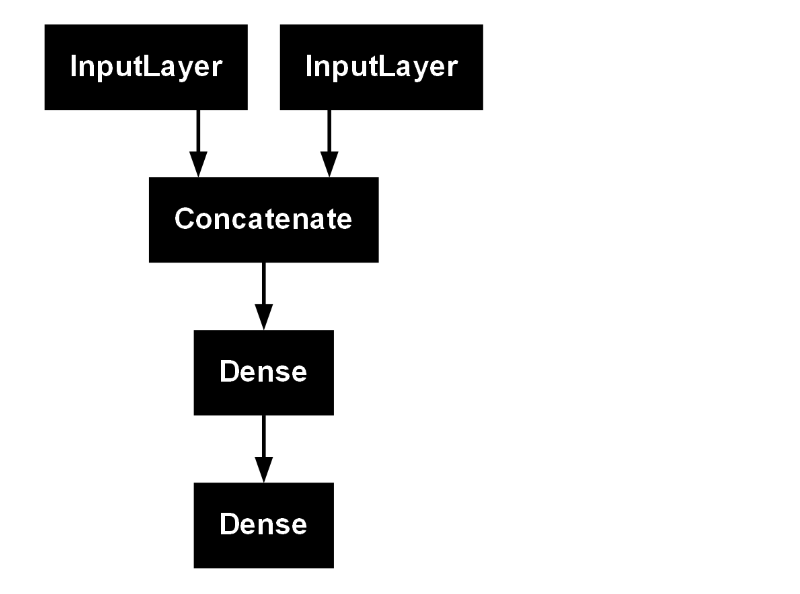
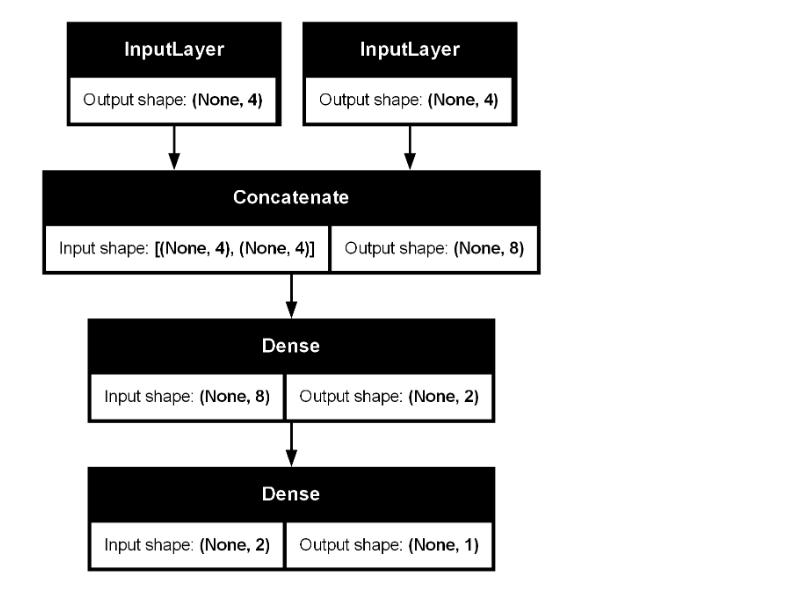
Before and after one commit to Krish14-ai/DeepLearning, a Jupyter notebook: Functional_models/frist.ipynb, the cells around one changed output. Cells and saved outputs as stored; diff of their text form; code cells hidden in the pictures.

```diff
--- a/Functional_models/frist.ipynb
+++ b/Functional_models/frist.ipynb
@@ -10,16 +9,15 @@ inputB = Input(shape = (128,))
 # %%
 ## First Branch operates on the first input
-
-X1 = Dense(8,activation = "relu")(inputA)
-X2 = Dense(4, activation= 'relu')(X1)
+X1 = Dense(128, activation = "relu")(inputA)
+X2 = Dense(32, activation = "relu")(X1)
 # %%
 ## second branch operates on the second input
-Y1 = Dense(64, activation = "relu")(inputB)
+Y1 = Dense(128,avtivation = "relu")(inputB)
 Y2 = Dense(32, activation = "relu")(Y1)
 Y3 = Dense(4, activation = "relu")(Y2)
 # %%
 ## Combine the outputs of two Branches
-combined = concatenate([X2, Y3])
+combined = concatenate(inputs = [X2, Y3])
 # %%
 ## Apply FC layer and then Regression Prediction on
 ## Combined Outputs
@@ -29,6 +27,6 @@ Z2 = Dense(1, activation = "linear")(Z1)
 model = Model(inputs = [X2, Y3], outputs  = Z2)
 # %%
 from keras.utils import plot_model
-plot_model(model)
+plot_model(model,show_shapes  = True)
 # %% [output]
-[figure, old version]
+[figure, new version]
```
Also changed, not shown: parts of 1 cell of this notebook, 1 other file.
